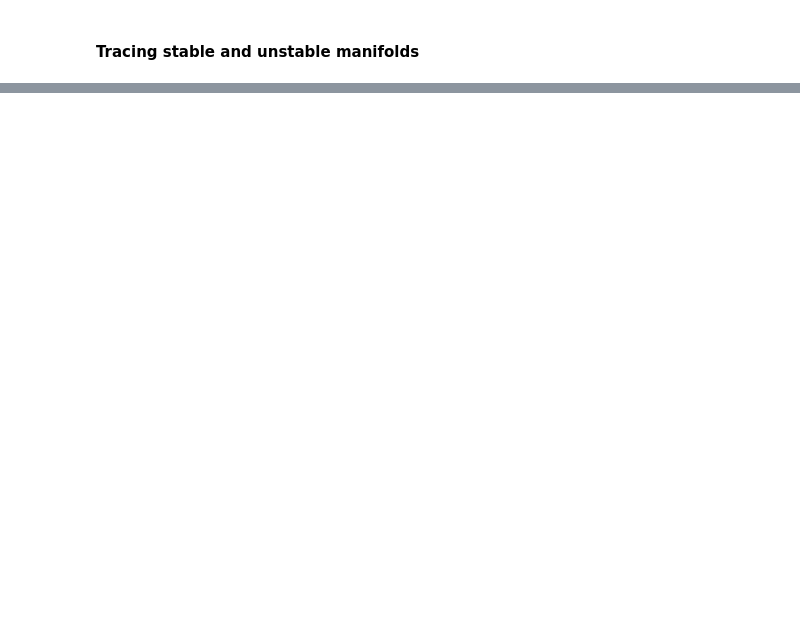
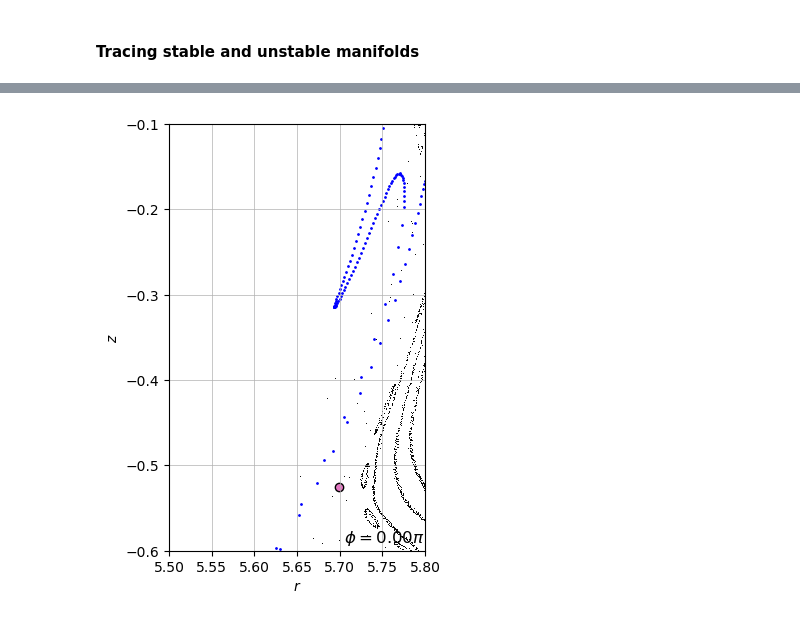
Before and after one commit to Akitzu/masterthesis, a Jupyter notebook: code/notebooks/W7X_tracing.ipynb, the cells around one changed output, grey strips where cells are left out. Cells and saved outputs as stored; diff of their text form; code cells hidden in the pictures; blank space fills up the shorter version.

```diff
--- a/code/notebooks/W7X_tracing.ipynb
+++ b/code/notebooks/W7X_tracing.ipynb
@@ -155,2 +250,3 @@ fieldlines_tys, fieldlines_phi_hits, ffig, aax = ho.poincare(bs, RZs, [0], sc_fi
 # %%
-fig = pickle.load(open("../output/poincare_figure_GYM000+1750_black.pickle", "rb"))
+fig = pickle.load(open("../output/W7X_GYM000-1750_poincare_chaotic_black.pkl", "rb"))
+ax = fig.get_axes()[0]
@@ -175,0 +260,7 @@ for rr in r:
+# %%
+ax.set_xlim(5.5, 5.8)
+ax.set_ylim(-0.6, -0.1)
+
+fig
+# %% [output]
+[figure, added]
```
Also changed, not shown: parts of 39 cells of this notebook.
